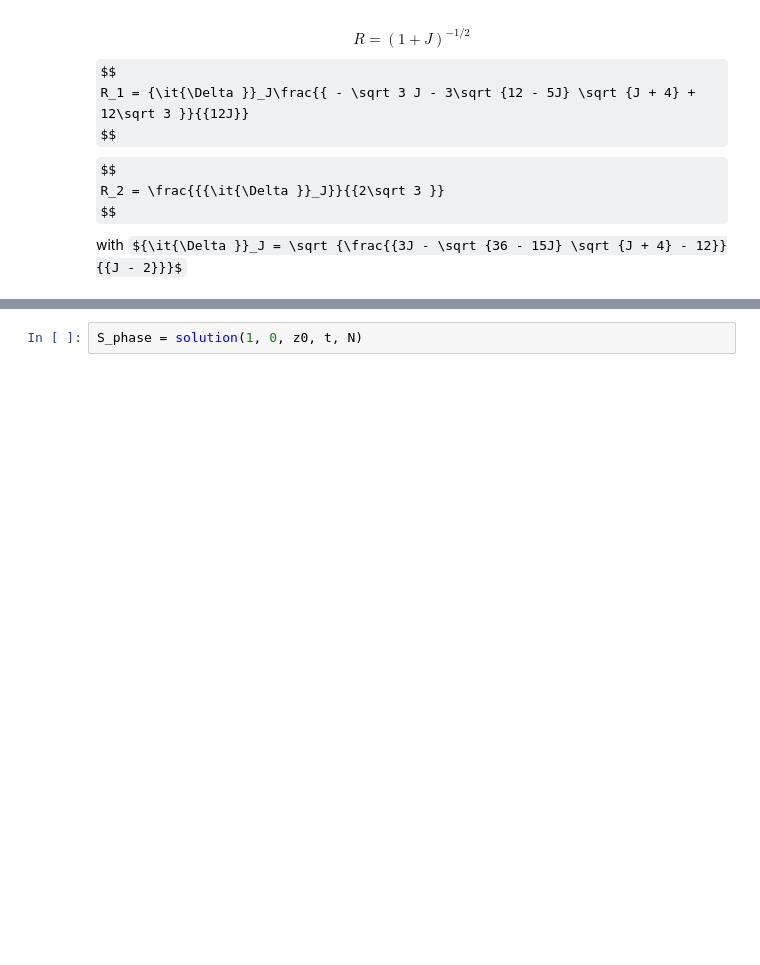
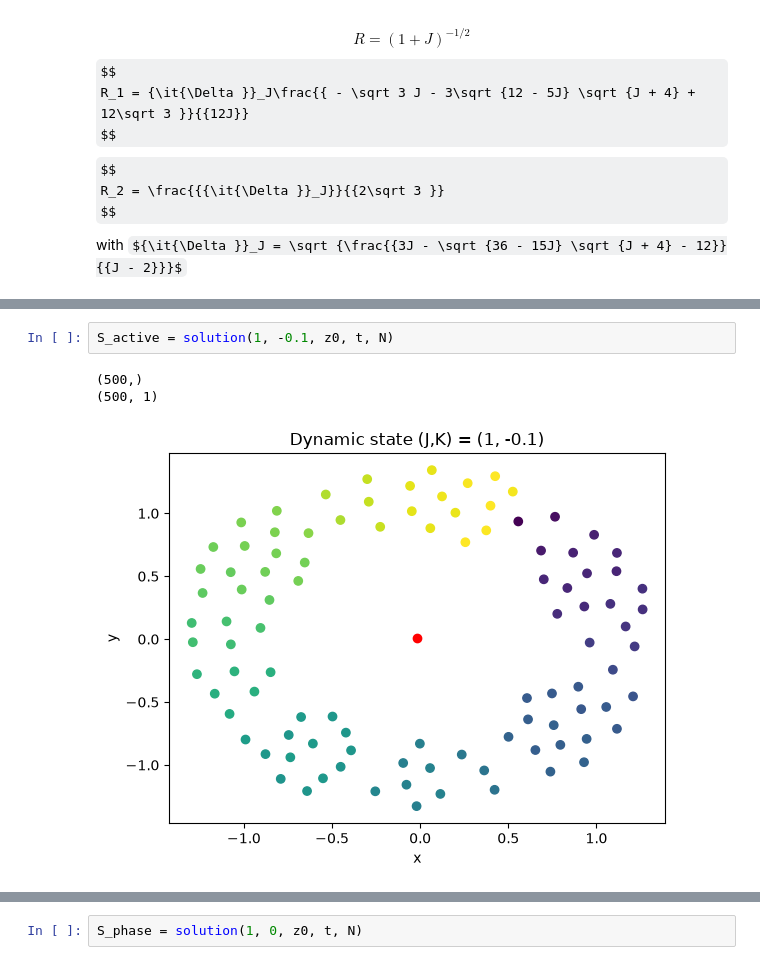
Before and after one commit to sofiadilucia/PoCN_project, a Jupyter notebook: code/swarmalators.ipynb, the cells around one changed output, grey strips where cells are left out. Cells and saved outputs as stored; diff of their text form; some formulas as TeX source; blank space fills up the shorter version.

```diff
--- a/code/swarmalators.ipynb
+++ b/code/swarmalators.ipynb
@@ -124,3 +164,9 @@ def solution(J, K, z0, t, N):
+# %%
+S_active = solution(1, -0.1, z0, t, N)
+# %% [output]
+(500,)
+(500, 1)
+[figure, added]
 # %%
 S_sync = solution(0.1, 1, z0, t, N)
 # %% [output]
```
Also changed, not shown: parts of 5 cells of this notebook.
